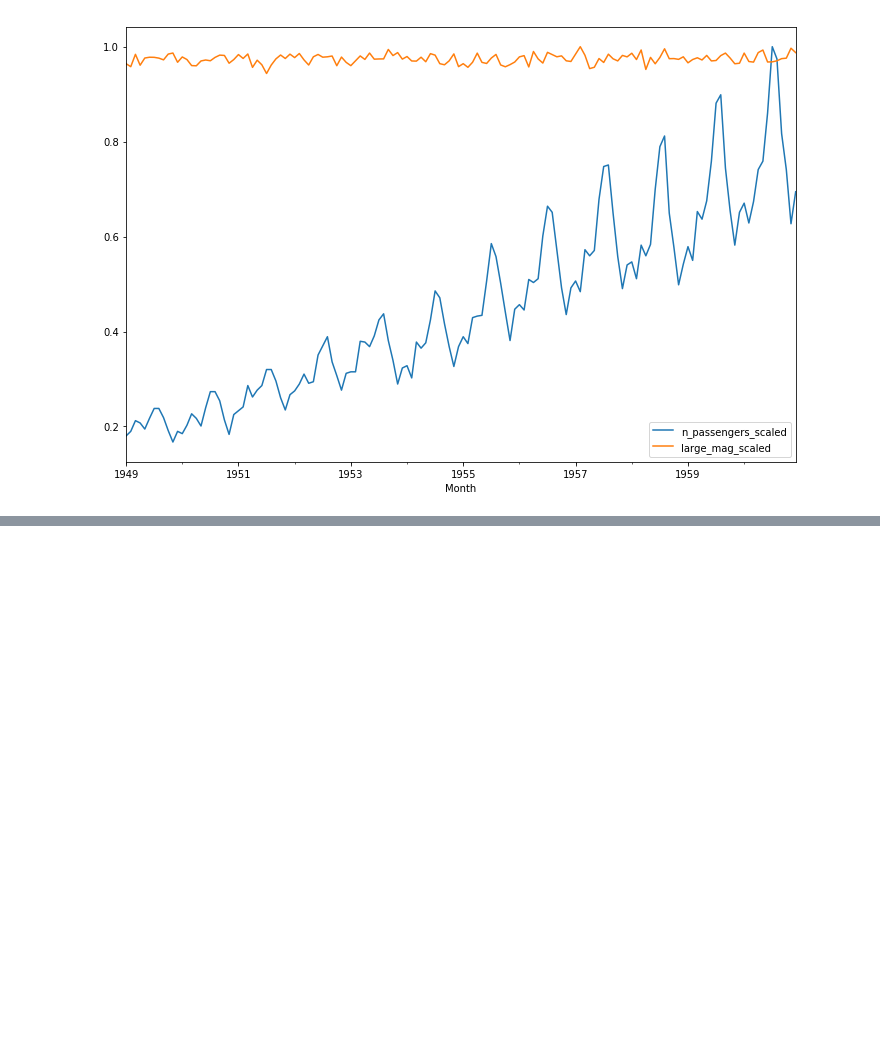
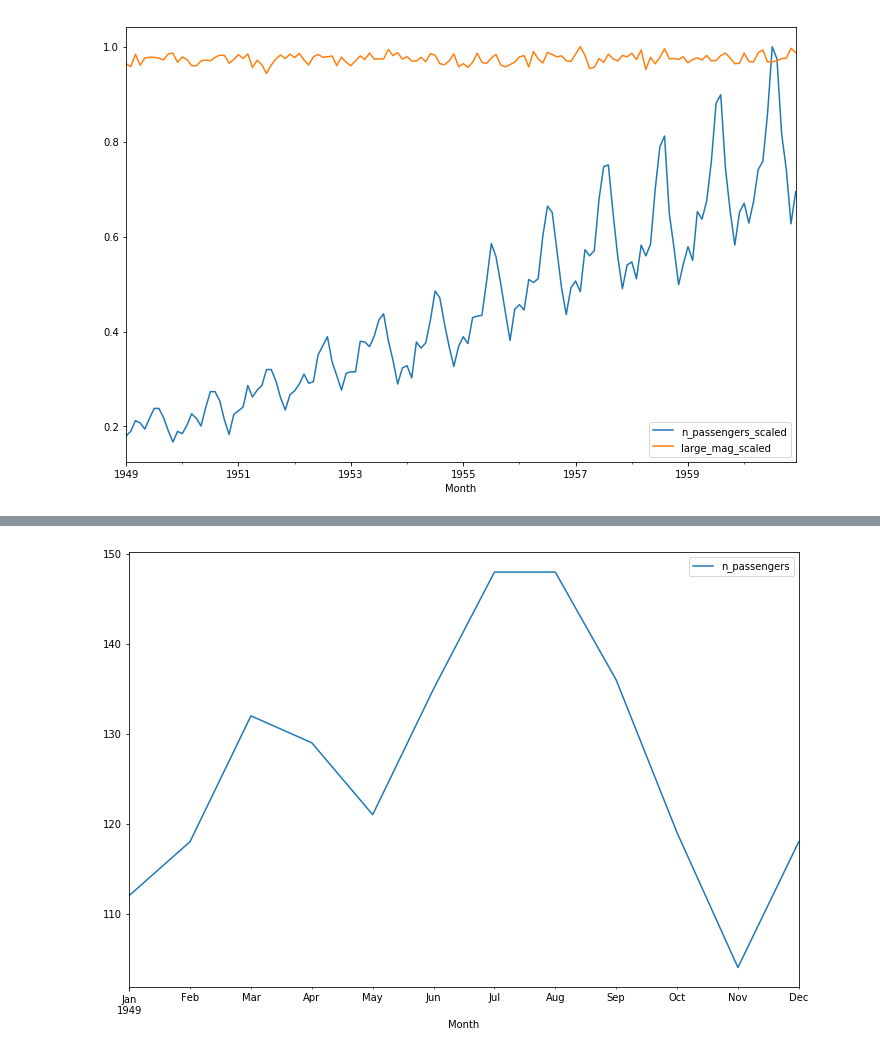
Before and after one commit to mahesh-keswani/ML-DL-FromBasicsToAdvance, a Jupyter notebook: pandas_basics/time_series_data_with_pandas.ipynb, the cells around one changed output, grey strips where cells are left out. Drawn from its saved outputs; the diff is of its cells as text; code cells hidden in the pictures; blank space fills up the shorter version.

```diff
--- a/pandas_basics/time_series_data_with_pandas.ipynb
+++ b/pandas_basics/time_series_data_with_pandas.ipynb
@@ -459,0 +467,5 @@ df[ ['n_passengers_scaled', 'large_mag_scaled'] ].plot(legend = True, figsize =
+# %%
+# Visualizing the graph only for the year 1949 and can interpret seasonality
+df['n_passengers']['1949-01-01' : '1949-12-31'].plot(figsize = (12, 8), legend = True);
+# %% [output]
+[figure, added]
```
Also changed, not shown: parts of 4 cells of this notebook.
